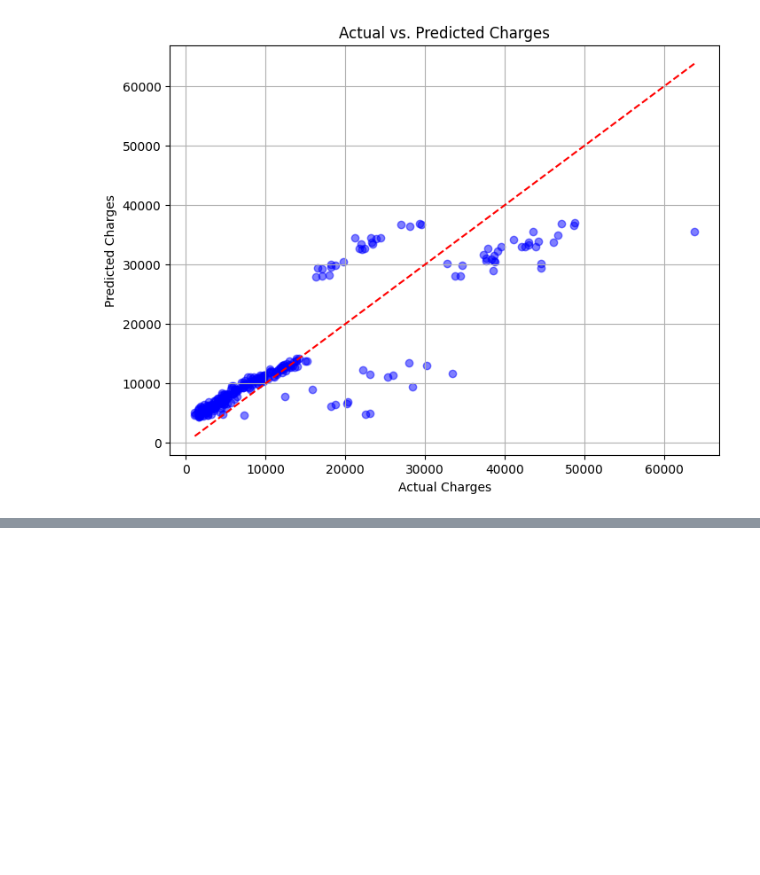
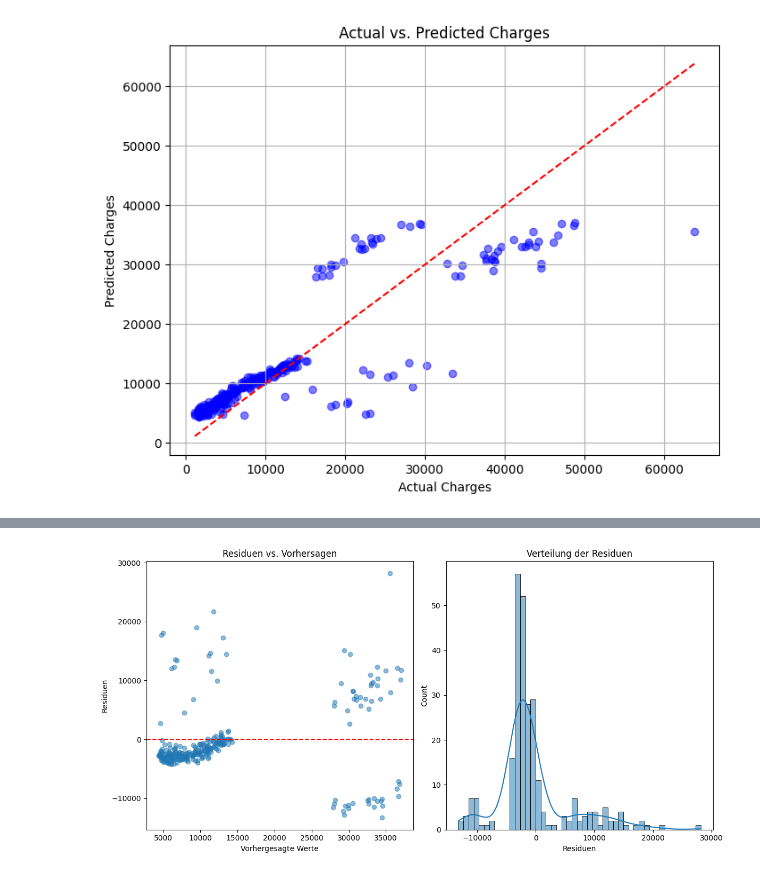
Before and after one commit to BrockherdeT/econometrics, a Jupyter notebook: shared_A2.ipynb, the cells around one changed output, grey strips where cells are left out. Cells and saved outputs as stored; diff of their text form; code cells hidden in the pictures; blank space fills up the shorter version.

```diff
--- a/shared_A2.ipynb
+++ b/shared_A2.ipynb
@@ -623,0 +673,23 @@ plt.show()
+# %%
+# Berechnen der Residuen
+residuals = y_test - y_pred
+
+# Residuen vs. Vorhersagen
+plt.figure(figsize=(12, 6))
+plt.subplot(1, 2, 1)
+plt.scatter(y_pred, residuals, alpha=0.5)
+plt.axhline(y=0, color='r', linestyle='--')
+plt.xlabel('Vorhergesagte Werte')
+plt.ylabel('Residuen')
+plt.title('Residuen vs. Vorhersagen')
+
+# Residuenverteilung
+plt.subplot(1, 2, 2)
+sns.histplot(residuals, kde=True)
+plt.xlabel('Residuen')
+plt.title('Verteilung der Residuen')
+
+plt.tight_layout()
+plt.show()
+# %% [output]
+[figure, added]
```
Also changed, not shown: parts of 17 cells of this notebook.
